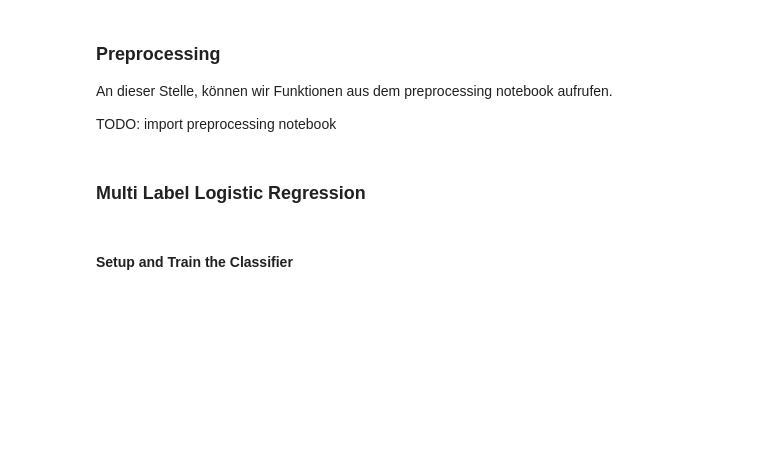
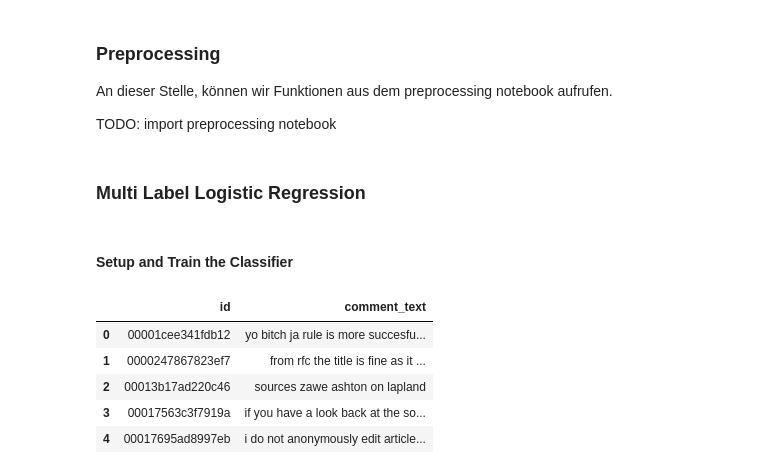
Before and after one commit to Merlin1674/Capstone-Toxic_Comment_Classification, a Jupyter notebook: Baseline_Modeling.ipynb, the cells around one changed output. Drawn from its saved outputs; the diff is of its cells as text; code cells hidden in the pictures; blank space fills up the shorter version.

```diff
--- a/Baseline_Modeling.ipynb
+++ b/Baseline_Modeling.ipynb
@@ -45,9 +45,10 @@ TEST_SIZE = 0.33
 
 TRAIN_PATH = 'data/train.csv'
 EVAL_PATH = 'data/train.csv'
-TEST_PATH = 'data/train.csv'
+TEST_PATH = 'data/test.csv'
+TEST_LABEL_PATH = 'data/test_labels.csv'
 
-categories = ['toxic', 'severe_toxic', 'obscene', 'threat', 'insult', 'identity_hate']
+categories = ['toxic', 'severe_toxic', 'obscene', 'threat',  'insult', 'identity_hate']
 # %% [markdown]
 ### Preprocessing
 
@@ -97,0 +104,9 @@ X_train, X_test, y_train, y_test = data_split(X, Y)
+# %%
+test_df.head()
+# %% [output]
+|  | id | comment_text |
+| 0 | 00001cee341fdb12 | yo bitch ja rule is more succesfu... |
+| 1 | 0000247867823ef7 | from rfc the title is fine as it ... |
+| 2 | 00013b17ad220c46 | sources zawe ashton on lapland |
+| 3 | 00017563c3f7919a | if you have a look back at the so... |
+| 4 | 00017695ad8997eb | i do not anonymously edit article... |
```
Also changed, not shown: parts of 16 cells of this notebook.
